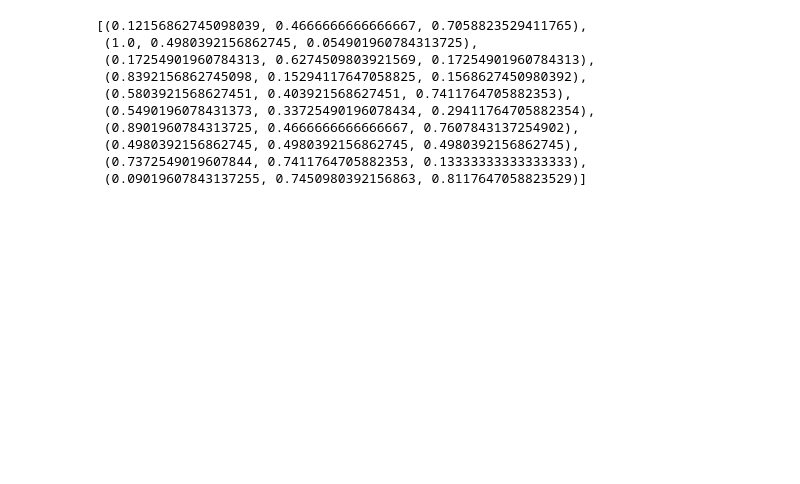
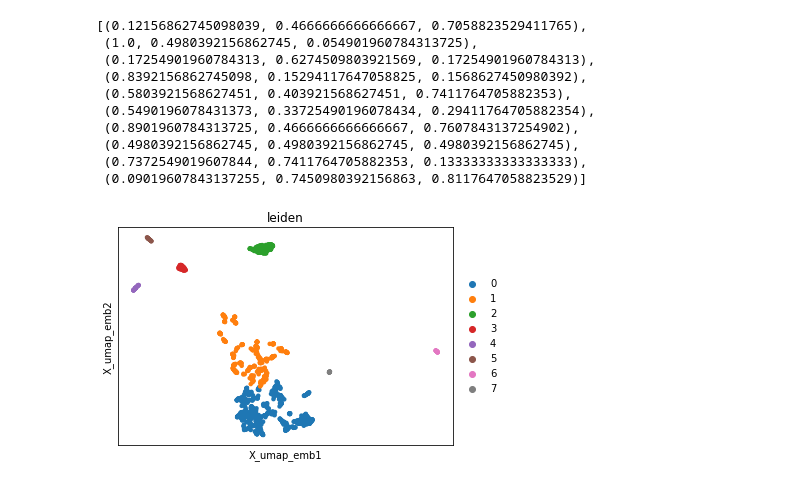
Before and after one commit to estorrs/violet, a Jupyter notebook: notebooks/dino_embedding_analysis_multichannel.ipynb, the cells around one changed output. Drawn from its saved outputs; the diff is of its cells as text; code cells hidden in the pictures; blank space fills up the shorter version.

```diff
--- a/notebooks/dino_embedding_analysis_multichannel.ipynb
+++ b/notebooks/dino_embedding_analysis_multichannel.ipynb
@@ -172,0 +178,4 @@ sns.color_palette()
+# %%
+sc.pl.embedding(adata, basis='X_umap_emb', color='leiden')
+# %% [output]
+[figure, added]
```
Also changed, not shown: parts of 13 cells of this notebook, 2 other files.
